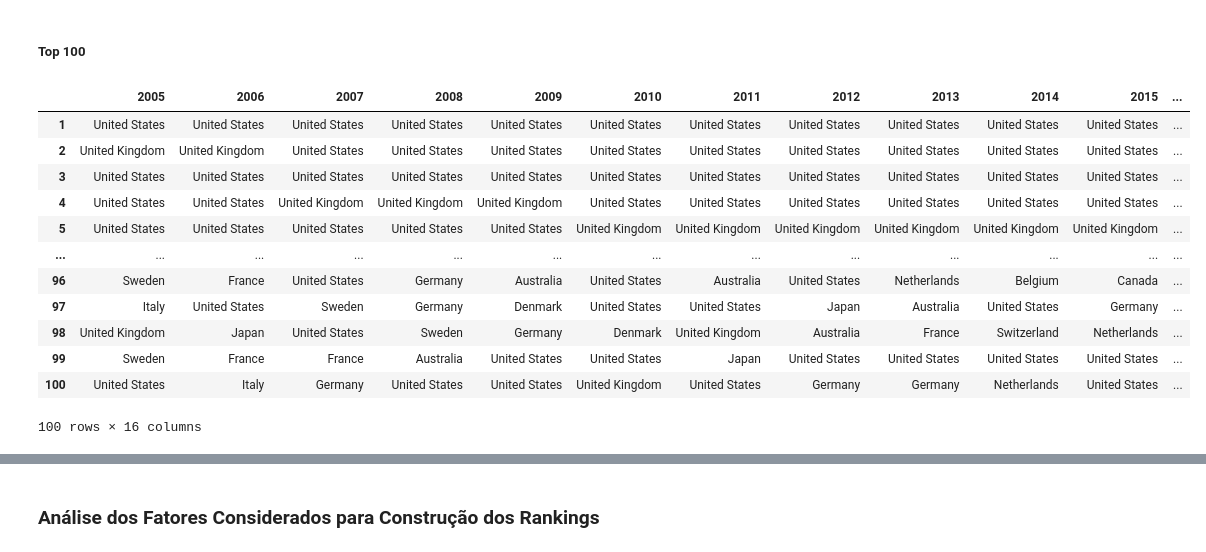
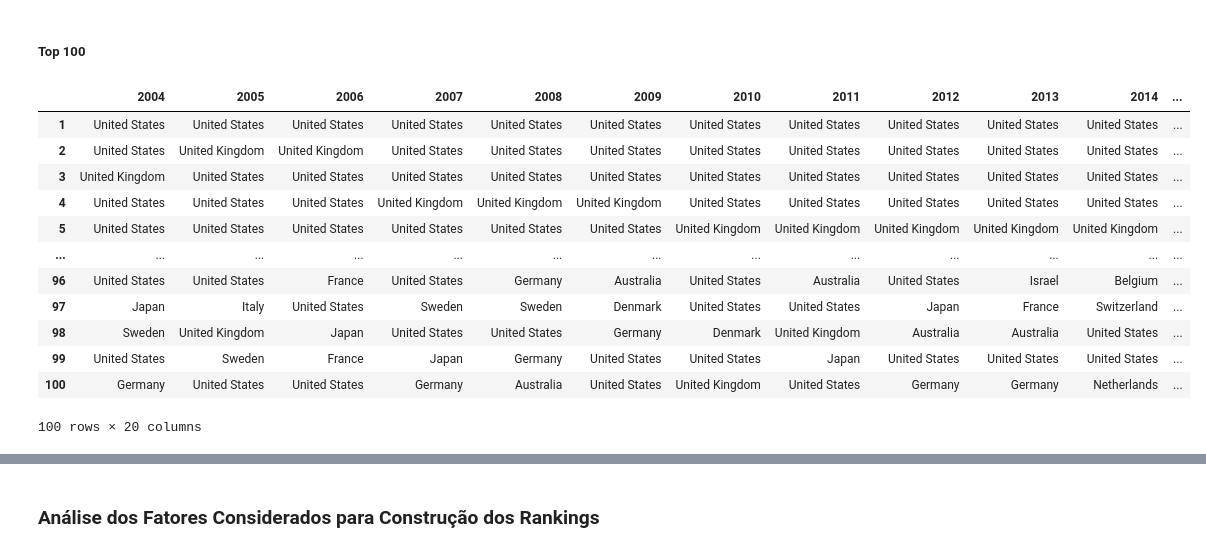
Before and after one commit to RodolfoPCruz/education_analysis, a Jupyter notebook: Shanghai World University Rankings/Shanghai Ranking.ipynb, the cells around one changed output, grey strips where cells are left out. Drawn from its saved outputs; the diff is of its cells as text; code cells hidden in the pictures.

```diff
--- a/Shanghai World University Rankings/Shanghai Ranking.ipynb
+++ b/Shanghai World University Rankings/Shanghai Ranking.ipynb
@@ -150 +123,3 @@ df_2020['World rank integer']=np.arange(1,len(df_2020)+1)
+# %%
+df_dados['Country_Names']=df_dados["Country"].apply(lambda x : pycountry.countries.get(alpha_2=x).name )
 # %%
@@ -252,26 +136,30 @@ df_rankings['Country']=df_rankings['Country'].str.lstrip()
 # %% [markdown]
 ### Melhores colocadas ao longo dos anos
 # %%
-def create_top_ranking(dados,n_top,coluna_ano="Year",rank_geral='World rank integer',output='University'):
+def create_top_ranking(dados,n_top,coluna_ano="Year",output='Institution'):
     '''
-    Função que cria um dataframe em que em cada coluna aparecem as n_top primeiras colocadas no ranking de um ano.
-    Os rankings serão criados para os que estiverem disponíveis em dados
+    Função que cria um dataframe em que em cada coluna aparecem as n_top primeiras colocadas no ranking de cada ano.
 
-    dados      - Pandas dataframe com  os rankings. Todos os rankings estão em um unico dataframe. O ano do ranking está especificado
-                 em uma coluna
-    n_top      - (int) Número de universidades que entrarão nos rankings de cada ano
-    coluna_ano - (str) Nome da coluna onde está especificado o ano do ranking
-    rank_geral - (str) Nome da coluna onde estão as posições de cada univrsidade nos rankings
-    name_university - (str) Define a informação contida no dataframe que será retornado. Se output='University' no dataframe
-                       retornado estarão os nomes das universidades melhores colocadas. Se output='Country' a informação contida
-                       será os países de origem das universidades melhreos colocadas
+    Inputs:
+        dados      - Pandas dataframe com  os rankings. Todos os rankings estão em um unico dataframe. O ano do ranking está especificado
+                    em uma coluna
+        n_top      - (int) Número de universidades que entrarão nos rankings de cada ano
+        coluna_ano - (str) Nome da coluna onde está especificado o ano do ranking
+        rank_geral - (str) Nome da coluna onde estão as posições de cada univrsidade nos rankings
+        output     - (str) Define a informação contida no dataframe que será retornado. Se output='University' no dataframe
+                        retornado estarão os nomes das universidades melhores colocadas. Se output='Country' a informação contida
+                        será os países de origem das universidades melhreos colocadas
+
+    Outputs:
+        Pandas dataframe com as n_melhores colocadas nos rankings de cada ano. Cada coluna é relativa ao ranking de um ano. As informações
+        nas linhas podem ser os nomes das universidades ous seus países de origem
     '''
     top_list=[]
     anos=dados[coluna_ano].unique() #ano do ranking
     anos.sort()
     for ano in anos: #anos é um lista para selecionar o ranking
-        top=dados[dados[coluna_ano]==ano].sort_values(by=rank_geral).loc[:,[output]]
-        top.rename(columns={output:str(ano)},inplace=True)
+        top=dados[dados[coluna_ano]==ano].reset_index().loc[:,[output]] #nos rankings de cada ano as universidades estão ordenadas de acordo com suas posições no rankng gerl
+        top.rename(columns={output:str(ano)},inplace=True) #o nome da coluna será o ano do ranking
         top.reset_index(drop=True,inplace=True)
         top=top.iloc[:n_top,:]
         top_list.append(top)
@@ -327,21 +217,21 @@ paises_aparicoes_top_10
 # %% [markdown]
 ##### Top 100
 # %%
-#Pais de origem das 100 melhores universidade nos rankings de 2011 a 2024
-top_100_location=create_top_ranking(df_rankings,100,output='Country')
+#Pais de origem das 100 melhores universidade nos rankings de 2004 a 2023
+top_100_location=create_top_ranking(df_dados,100,output='Country_Names')
 top_100_location
 # %% [output]
-|  | 2005 | 2006 | 2007 | 2008 | 2009 | 2010 | 2011 | 2012 | 2013 | 2014 | 2015 | ... |
+|  | 2004 | 2005 | 2006 | 2007 | 2008 | 2009 | 2010 | 2011 | 2012 | 2013 | 2014 | ... |
 | 1 | United States | United States | United States | United States | United States | United States | United States | United States | United States | United States | United States | ... |
-| 2 | United Kingdom | United Kingdom | United States | United States | United States | United States | United States | United States | United States | United States | United States | ... |
-| 3 | United States | United States | United States | United States | United States | United States | United States | United States | United States | United States | United States | ... |
-| 4 | United States | United States | United Kingdom | United Kingdom | United Kingdom | United States | United States | United States | United States | United States | United States | ... |
-| 5 | United States | United States | United States | United States | United States | United Kingdom | United Kingdom | United Kingdom | United Kingdom | United Kingdom | United Kingdom | ... |
+| 2 | United States | United Kingdom | United Kingdom | United States | United States | United States | United States | United States | United States | United States | United States | ... |
+| 3 | United Kingdom | United States | United States | United States | United States | United States | United States | United States | United States | United States | United States | ... |
+| 4 | United States | United States | United States | United Kingdom | United Kingdom | United Kingdom | United States | United States | United States | United States | United States | ... |
+| 5 | United States | United States | United States | United States | United States | United States | United Kingdom | United Kingdom | United Kingdom | United Kingdom | United Kingdom | ... |
 | ... | ... | ... | ... | ... | ... | ... | ... | ... | ... | ... | ... | ... |
-| 96 | Sweden | France | United States | Germany | Australia | United States | Australia | United States | Netherlands | Belgium | Canada | ... |
-| 97 | Italy | United States | Sweden | Germany | Denmark | United States | United States | Japan | Australia | United States | Germany | ... |
-| 98 | United Kingdom | Japan | United States | Sweden | Germany | Denmark | United Kingdom | Australia | France | Switzerland | Netherlands | ... |
-| 99 | Sweden | France | France | Australia | United States | United States | Japan | United States | United States | United States | United States | ... |
-| 100 | United States | Italy | Germany | United States | United States | United Kingdom | United States | Germany | Germany | Netherlands | United States | ... |
+| 96 | United States | United States | France | United States | Germany | Australia | United States | Australia | United States | Israel | Belgium | ... |
+| 97 | Japan | Italy | United States | Sweden | Sweden | Denmark | United States | United States | Japan | France | Switzerland | ... |
+| 98 | Sweden | United Kingdom | Japan | United States | United States | Germany | Denmark | United Kingdom | Australia | Australia | United States | ... |
+| 99 | United States | Sweden | France | Japan | Germany | United States | United States | Japan | United States | United States | United States | ... |
+| 100 | Germany | United States | United States | Germany | Australia | United States | United Kingdom | United States | Germany | Germany | Netherlands | ... |
-100 rows × 16 columns
+100 rows × 20 columns
 # %%
```
Also changed, not shown: parts of 33 cells of this notebook.
